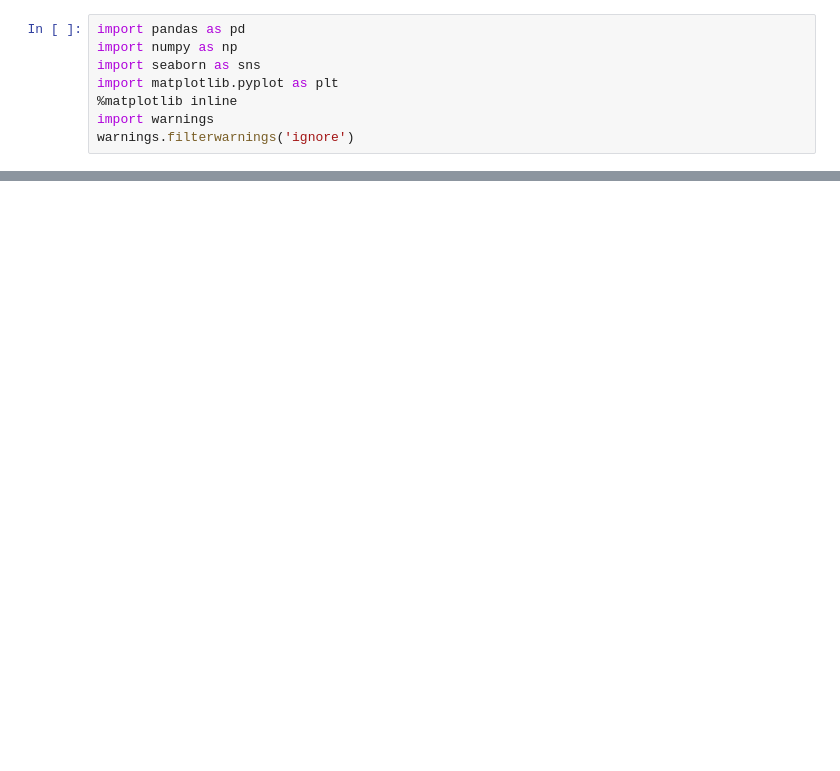
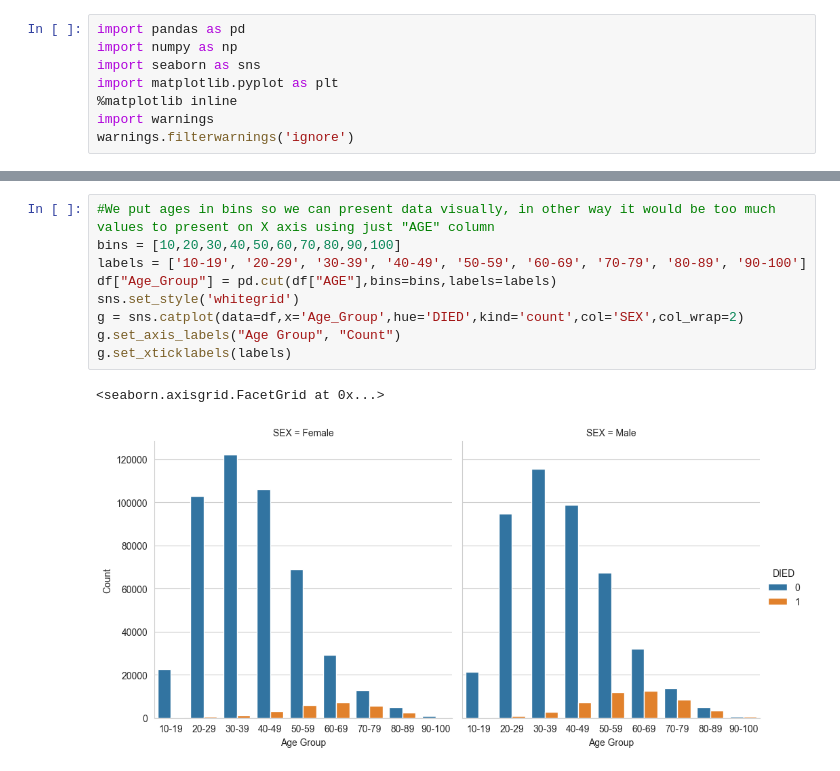
Before and after one commit to vucina1906/covid, a Jupyter notebook: notebook/data/EDA.ipynb, the cells around one changed output, grey strips where cells are left out. Saved outputs shown, nothing was run; the diff lists cells and outputs as text; blank space fills up the shorter version.

```diff
--- a/notebook/data/EDA.ipynb
+++ b/notebook/data/EDA.ipynb
@@ -20,0 +383,12 @@ ParserError: Error tokenizing data. C error: Expected 2 fields in line 14, saw 3
+# %%
+#We put ages in bins so we can present data visually, in other way it would be too much values to present on X axis using just "AGE" column
+bins = [10,20,30,40,50,60,70,80,90,100]
+labels = ['10-19', '20-29', '30-39', '40-49', '50-59', '60-69', '70-79', '80-89', '90-100']
+df["Age_Group"] = pd.cut(df["AGE"],bins=bins,labels=labels)
+sns.set_style('whitegrid')
+g = sns.catplot(data=df,x='Age_Group',hue='DIED',kind='count',col='SEX',col_wrap=2)
+g.set_axis_labels("Age Group", "Count")
+g.set_xticklabels(labels)
+# %% [output]
+<seaborn.axisgrid.FacetGrid at 0x...>
+[figure, added]
```
Also changed, not shown: parts of 67 cells of this notebook, 17 other files.
